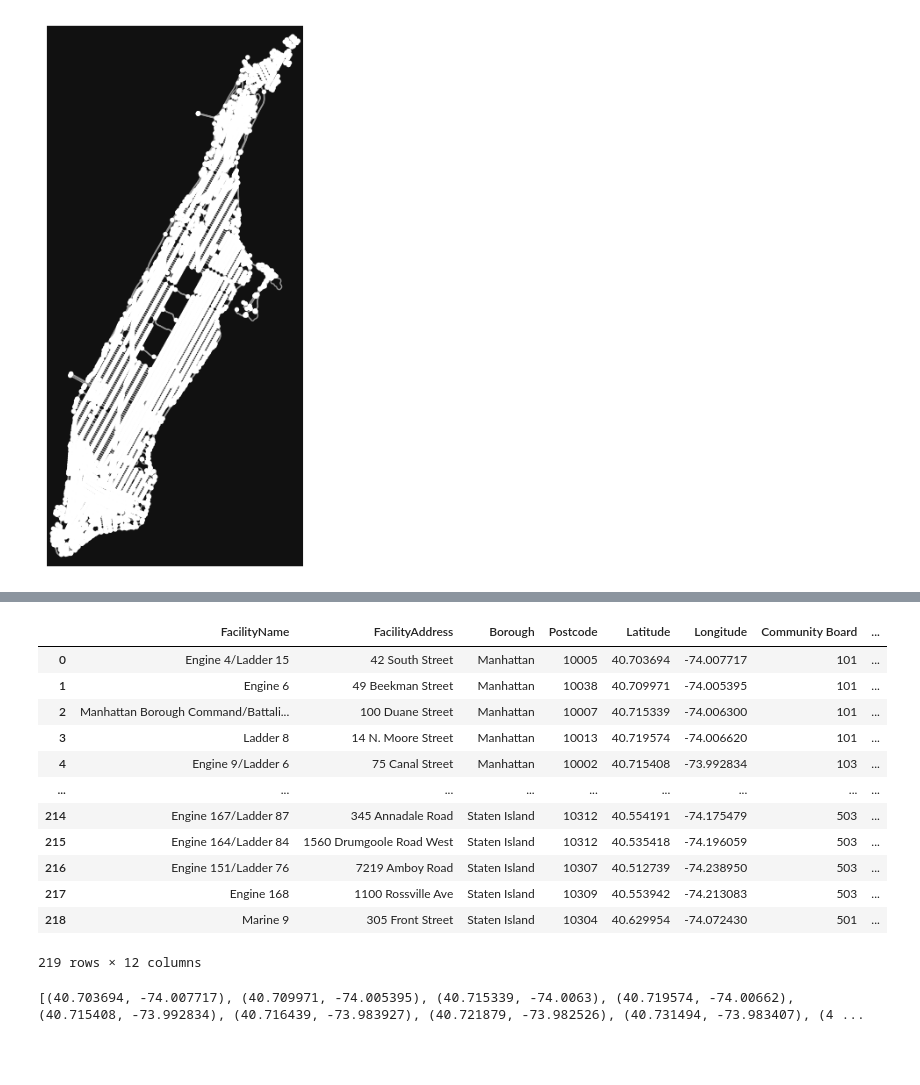
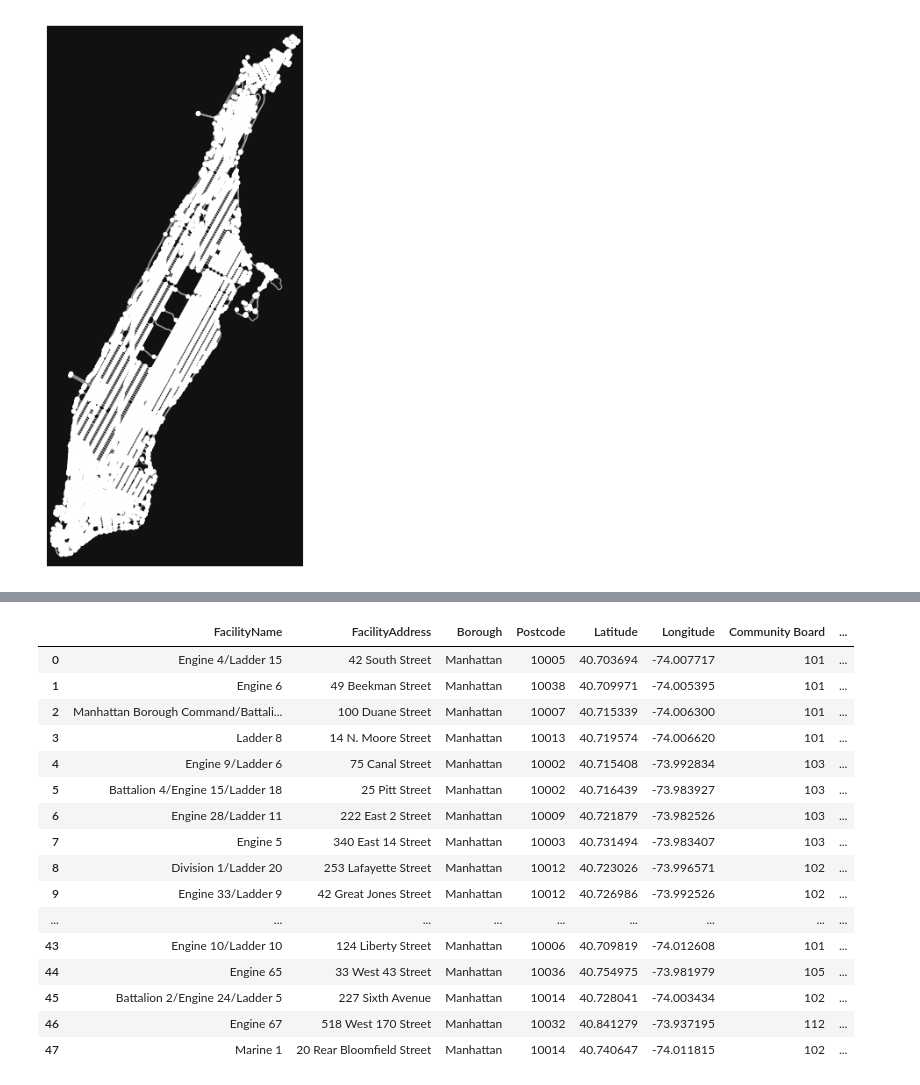
Before and after one commit to margheritatonon/Optimization-II-Project, a Jupyter notebook: dataloading.ipynb, the cells around one changed output, grey strips where cells are left out. Drawn from its saved outputs; the diff is of its cells as text; code cells hidden in the pictures; blank space fills up the shorter version.

```diff
--- a/dataloading.ipynb
+++ b/dataloading.ipynb
@@ -33,31 +15,25 @@ list(G.nodes())
 # %%
 #Loading the data with the firehouse coordinates
 firehouse_listing = pd.read_csv("FDNY_Firehouse_Listing_20250401.csv")
-firehouse_listing
-# %% [output]
-|  | FacilityName | FacilityAddress | Borough | Postcode | Latitude | Longitude | Community Board | ... |
-| 0 | Engine 4/Ladder 15 | 42 South Street | Manhattan | 10005 | 40.703694 | -74.007717 | 101 | ... |
-| 1 | Engine 6 | 49 Beekman Street | Manhattan | 10038 | 40.709971 | -74.005395 | 101 | ... |
-| 2 | Manhattan Borough Command/Battali... | 100 Duane Street | Manhattan | 10007 | 40.715339 | -74.006300 | 101 | ... |
-| 3 | Ladder 8 | 14 N. Moore Street | Manhattan | 10013 | 40.719574 | -74.006620 | 101 | ... |
-| 4 | Engine 9/Ladder 6 | 75 Canal Street | Manhattan | 10002 | 40.715408 | -73.992834 | 103 | ... |
-| ... | ... | ... | ... | ... | ... | ... | ... | ... |
-| 214 | Engine 167/Ladder 87 | 345 Annadale Road | Staten Island | 10312 | 40.554191 | -74.175479 | 503 | ... |
-| 215 | Engine 164/Ladder 84 | 1560 Drumgoole Road West | Staten Island | 10312 | 40.535418 | -74.196059 | 503 | ... |
-| 216 | Engine 151/Ladder 76 | 7219 Amboy Road | Staten Island | 10307 | 40.512739 | -74.238950 | 503 | ... |
-| 217 | Engine 168 | 1100 Rossville Ave | Staten Island | 10309 | 40.553942 | -74.213083 | 503 | ... |
-| 218 | Marine 9 | 305 Front Street | Staten Island | 10304 | 40.629954 | -74.072430 | 501 | ... |
-219 rows × 12 columns
 # %%
 #Extracting the information of Manhattan fire stations only
 manhattan_firestations = firehouse_listing[firehouse_listing["Borough"] == "Manhattan"]
-
-#Now creating pairs of (latitude, longitude) of these fire stations
-manhattan_firestations_coord_ls = []
-for i in range(manhattan_firestations.shape[0]):
-    latitude = manhattan_firestations.loc[i, "Latitude"]
-    longitude = manhattan_firestations.loc[i, "Longitude"]
-    manhattan_firestations_coord_ls.append((latitude, longitude))
-print(manhattan_firestations_coord_ls)
+manhattan_firestations
 # %% [output]
-[(40.703694, -74.007717), (40.709971, -74.005395), (40.715339, -74.0063), (40.719574, -74.00662), (40.715408, -73.992834), (40.716439, -73.983927), (40.721879, -73.982526), (40.731494, -73.983407), (4 ...
+|  | FacilityName | FacilityAddress | Borough | Postcode | Latitude | Longitude | Community Board | ... |
+| 0 | Engine 4/Ladder 15 | 42 South Street | Manhattan | 10005 | 40.703694 | -74.007717 | 101 | ... |
+| 1 | Engine 6 | 49 Beekman Street | Manhattan | 10038 | 40.709971 | -74.005395 | 101 | ... |
+| 2 | Manhattan Borough Command/Battali... | 100 Duane Street | Manhattan | 10007 | 40.715339 | -74.006300 | 101 | ... |
+| 3 | Ladder 8 | 14 N. Moore Street | Manhattan | 10013 | 40.719574 | -74.006620 | 101 | ... |
+| 4 | Engine 9/Ladder 6 | 75 Canal Street | Manhattan | 10002 | 40.715408 | -73.992834 | 103 | ... |
+| 5 | Battalion 4/Engine 15/Ladder 18 | 25 Pitt Street | Manhattan | 10002 | 40.716439 | -73.983927 | 103 | ... |
+| 6 | Engine 28/Ladder 11 | 222 East 2 Street | Manhattan | 10009 | 40.721879 | -73.982526 | 103 | ... |
+| 7 | Engine 5 | 340 East 14 Street | Manhattan | 10003 | 40.731494 | -73.983407 | 103 | ... |
+| 8 | Division 1/Ladder 20 | 253 Lafayette Street | Manhattan | 10012 | 40.723026 | -73.996571 | 102 | ... |
+| 9 | Engine 33/Ladder 9 | 42 Great Jones Street | Manhattan | 10012 | 40.726986 | -73.992526 | 102 | ... |
+| ... | ... | ... | ... | ... | ... | ... | ... | ... |
+| 43 | Engine 10/Ladder 10 | 124 Liberty Street | Manhattan | 10006 | 40.709819 | -74.012608 | 101 | ... |
+| 44 | Engine 65 | 33 West 43 Street | Manhattan | 10036 | 40.754975 | -73.981979 | 105 | ... |
+| 45 | Battalion 2/Engine 24/Ladder 5 | 227 Sixth Avenue | Manhattan | 10014 | 40.728041 | -74.003434 | 102 | ... |
+| 46 | Engine 67 | 518 West 170 Street | Manhattan | 10032 | 40.841279 | -73.937195 | 112 | ... |
+| 47 | Marine 1 | 20 Rear Bloomfield Street | Manhattan | 10014 | 40.740647 | -74.011815 | 102 | ... |
```
Also changed, not shown: parts of 5 cells of this notebook.
